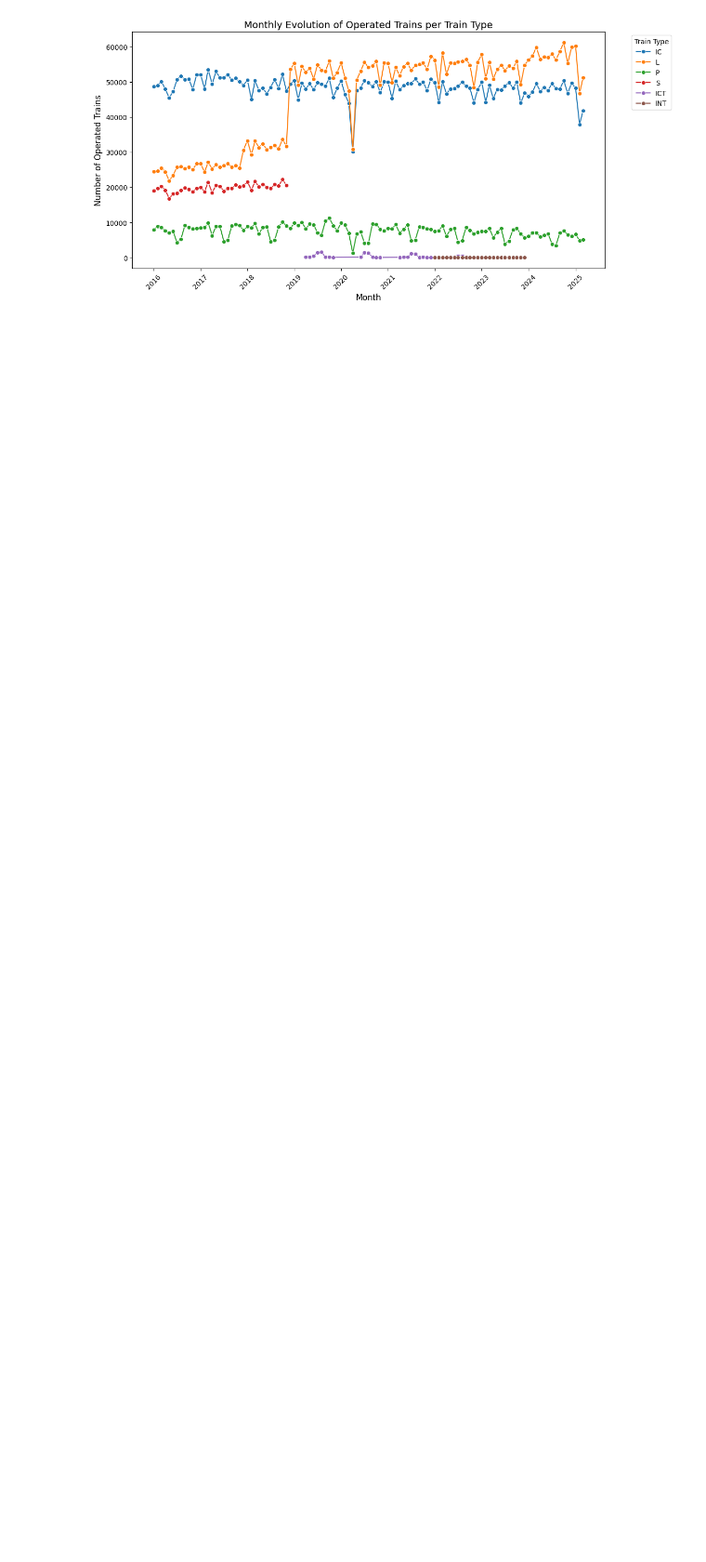
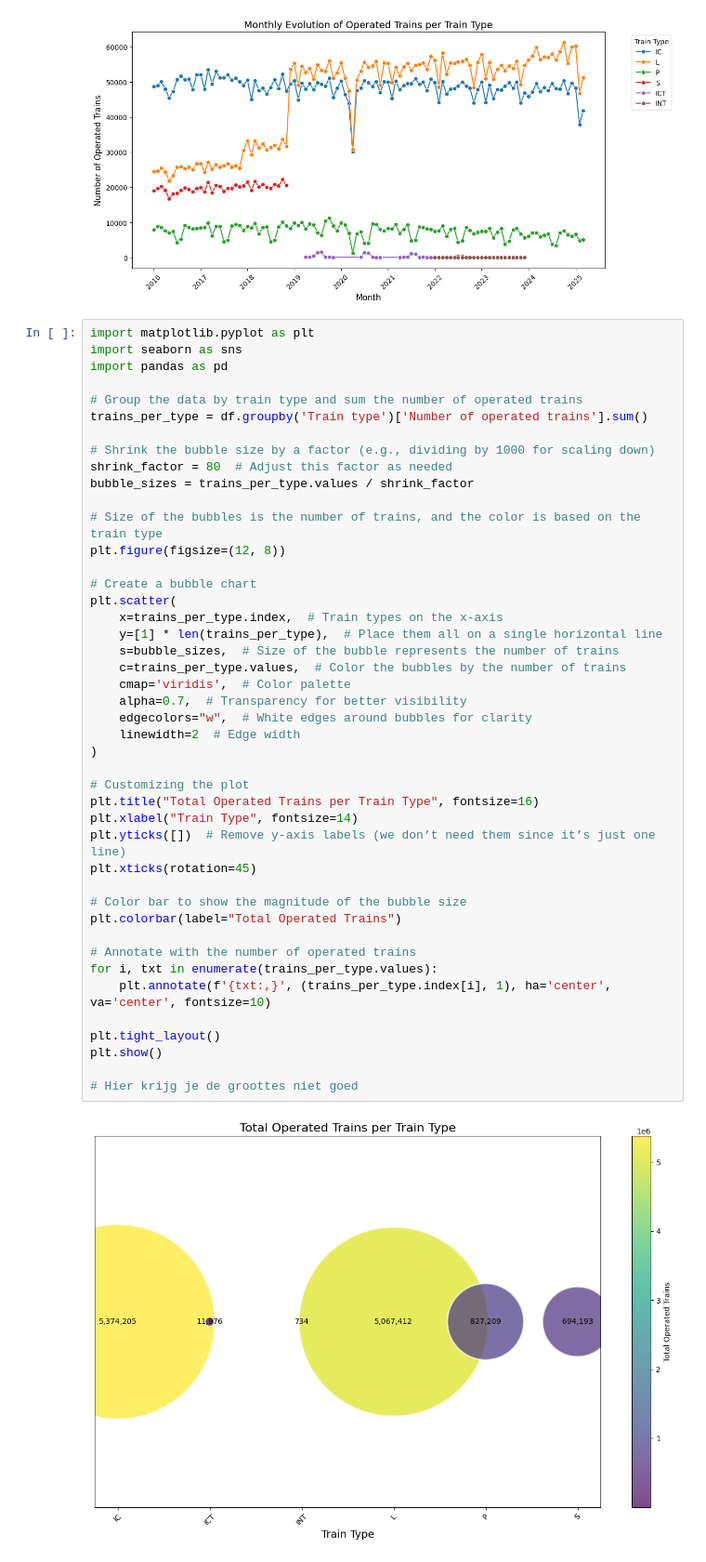
Before and after one commit to Datavisualiatie-UGent/project-dv25-6, a Jupyter notebook: analysis/analysis-emma.ipynb, the cells around one changed output. Shown at 93% size. Cells and saved outputs as stored; diff of their text form; blank space fills up the shorter version.

```diff
--- a/analysis/analysis-emma.ipynb
+++ b/analysis/analysis-emma.ipynb
@@ -419,3 +466,49 @@ plt.tight_layout()
 plt.show()
 # %% [output]
 [figure]
+# %%
+import matplotlib.pyplot as plt
+import seaborn as sns
+import pandas as pd
+
+# Group the data by train type and sum the number of operated trains
+trains_per_type = df.groupby('Train type')['Number of operated trains'].sum()
+
+# Shrink the bubble size by a factor (e.g., dividing by 1000 for scaling down)
+shrink_factor = 80  # Adjust this factor as needed
+bubble_sizes = trains_per_type.values / shrink_factor
+
+# Size of the bubbles is the number of trains, and the color is based on the train type
+plt.figure(figsize=(12, 8))
+
+# Create a bubble chart
+plt.scatter(
+    x=trains_per_type.index,  # Train types on the x-axis
+    y=[1] * len(trains_per_type),  # Place them all on a single horizontal line
+    s=bubble_sizes,  # Size of the bubble represents the number of trains
+    c=trains_per_type.values,  # Color the bubbles by the number of trains
+    cmap='viridis',  # Color palette
+    alpha=0.7,  # Transparency for better visibility
+    edgecolors="w",  # White edges around bubbles for clarity
+    linewidth=2  # Edge width
+)
+
+# Customizing the plot
+plt.title("Total Operated Trains per Train Type", fontsize=16)
+plt.xlabel("Train Type", fontsize=14)
+plt.yticks([])  # Remove y-axis labels (we don’t need them since it’s just one line)
+plt.xticks(rotation=45)
+
+# Color bar to show the magnitude of the bubble size
+plt.colorbar(label="Total Operated Trains")
+
+# Annotate with the number of operated trains
+for i, txt in enumerate(trains_per_type.values):
+    plt.annotate(f'{txt:,}', (trains_per_type.index[i], 1), ha='center', va='center', fontsize=10)
+
+plt.tight_layout()
+plt.show()
+
+# Hier krijg je de groottes niet goed
+# %% [output]
+[figure, added]
```
Also changed, not shown: parts of 3 cells of this notebook.
